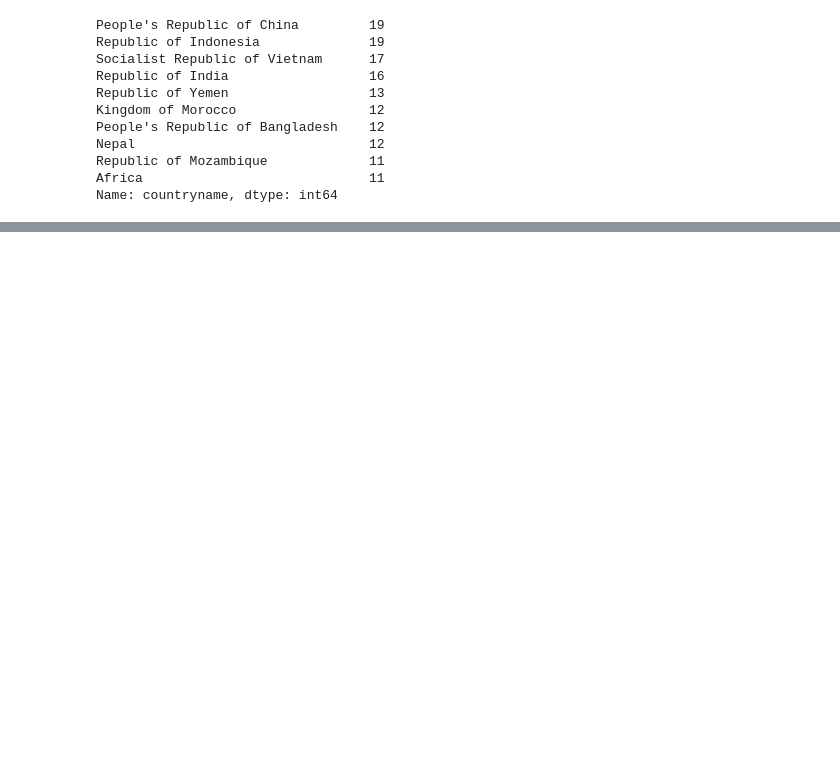
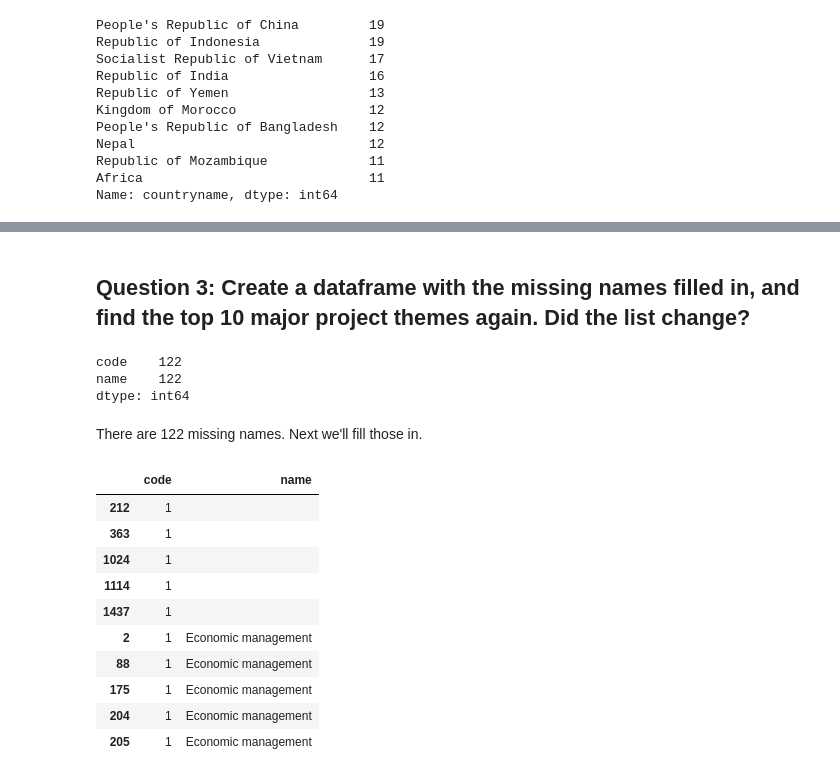
Before and after one commit to michellebonat/world-bank-json, a Jupyter notebook: json_mini_project.ipynb, the cells around one changed output, grey strips where cells are left out. Drawn from its saved outputs; the diff is of its cells as text; code cells hidden in the pictures; blank space fills up the shorter version.

```diff
--- a/json_mini_project.ipynb
+++ b/json_mini_project.ipynb
@@ -68,0 +105,28 @@ Name: countryname, dtype: int64
+# %% [markdown]
+## Question 3: Create a dataframe with the missing names filled in, and find the top 10 major project themes again. Did the list change?
+# %%
+# count the missing names
+blank_names=theme_df[theme_df.name==''].count()
+print(blank_names)
+# %% [output]
+code    122
+name    122
+dtype: int64
+# %% [markdown]
+There are 122 missing names. Next we'll fill those in.
+# %%
+# sort the rows by code and missing values
+sort_theme= theme_df.sort_values(['code', 'name'], ascending=True)
+sort_theme.head(10)
+# %% [output]
+|  | code | name |
+| 212 | 1 |  |
+| 363 | 1 |  |
+| 1024 | 1 |  |
+| 1114 | 1 |  |
+| 1437 | 1 |  |
+| 2 | 1 | Economic management |
+| 88 | 1 | Economic management |
+| 175 | 1 | Economic management |
+| 204 | 1 | Economic management |
+| 205 | 1 | Economic management |
```
Also changed, not shown: parts of 14 cells of this notebook.
